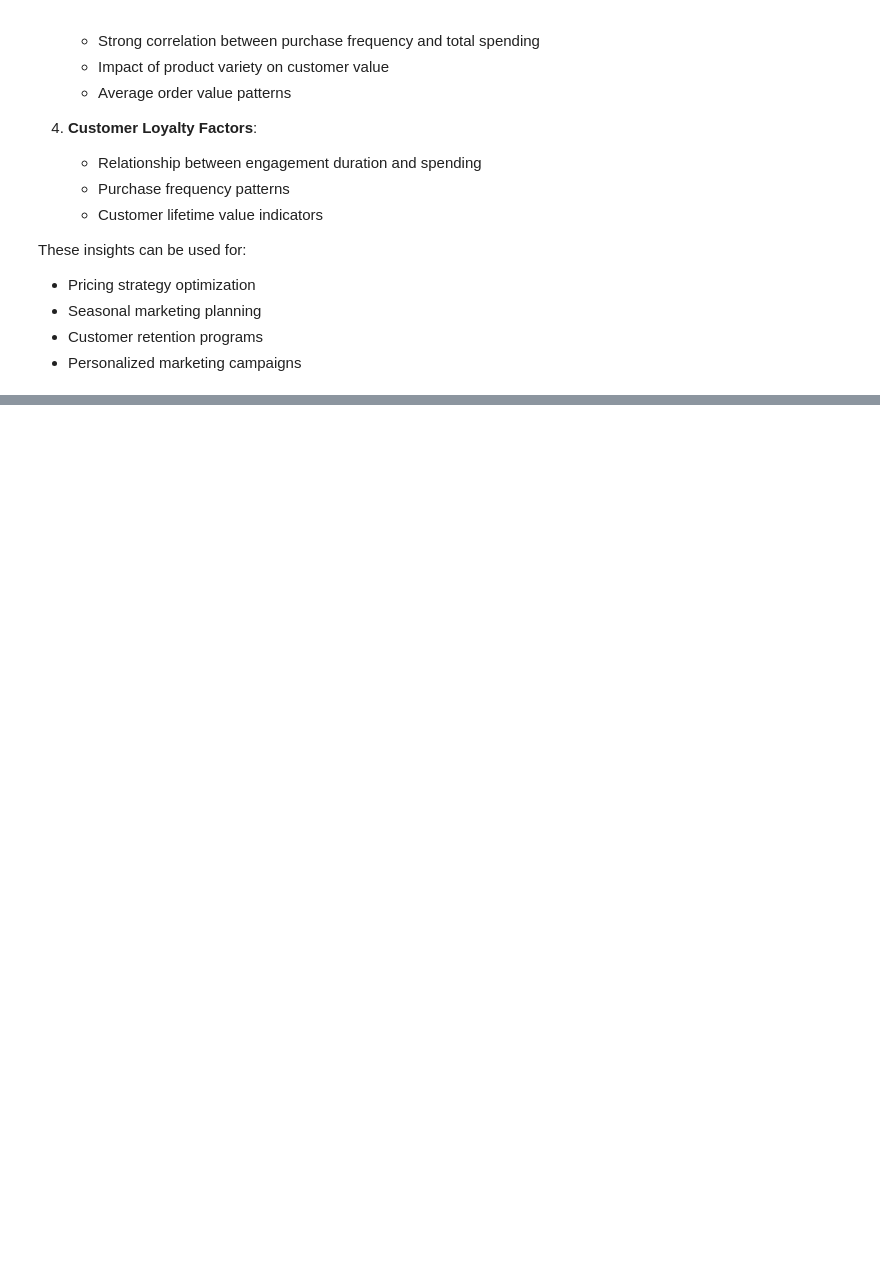
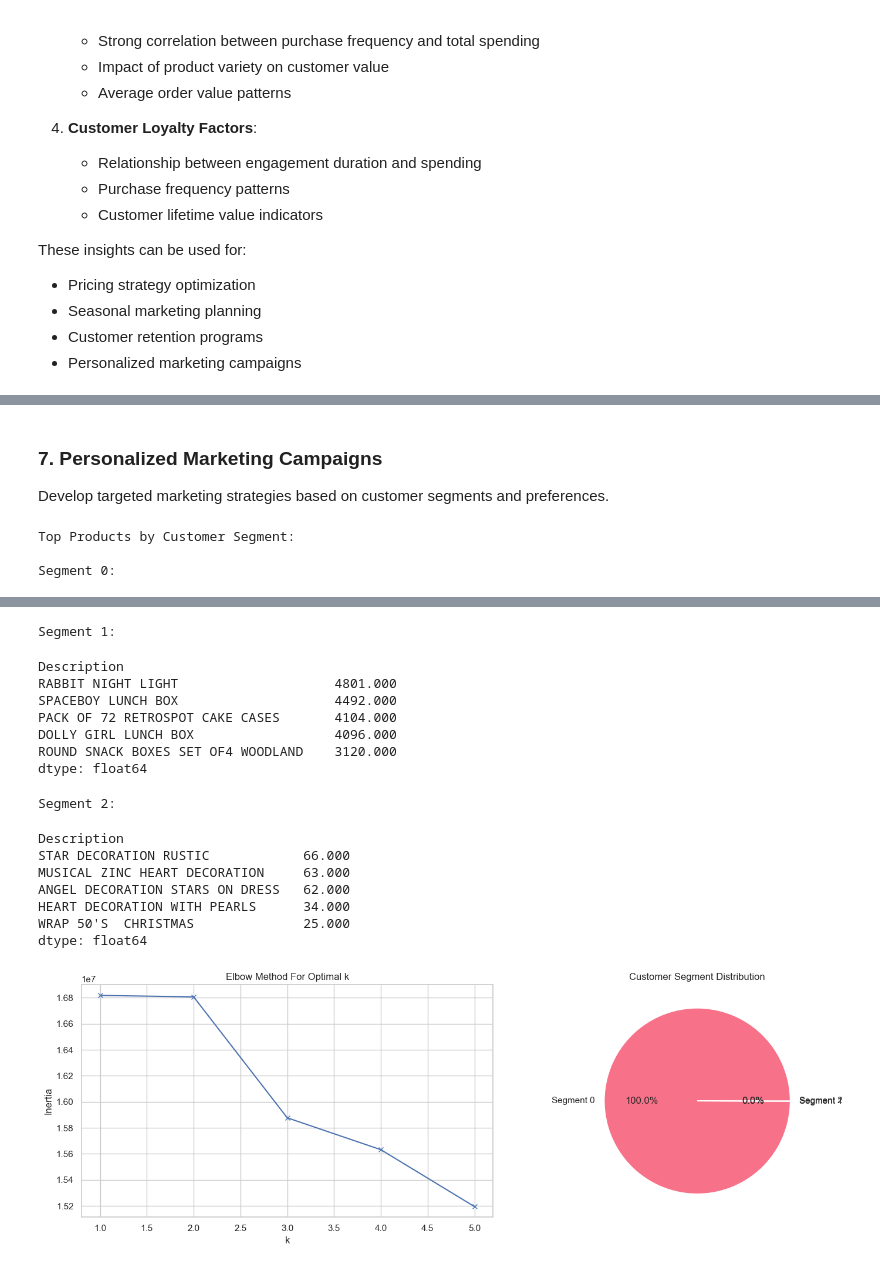
Before and after one commit to lalitnayyar/iimkmodule4assignment, a Jupyter notebook: LalitNayyarIIMKMod4_behavior_diagnostic_analysis_fin.ipynb, the cells around one changed output, grey strips where cells are left out. Cells and saved outputs as stored; diff of their text form; code cells hidden in the pictures; blank space fills up the shorter version.

```diff
--- a/LalitNayyarIIMKMod4_behavior_diagnostic_analysis_fin.ipynb
+++ b/LalitNayyarIIMKMod4_behavior_diagnostic_analysis_fin.ipynb
@@ -206,0 +549,63 @@ These insights can be used for:
+# %% [markdown]
+### 7. Personalized Marketing Campaigns
+Develop targeted marketing strategies based on customer segments and preferences.
+# %%
+# Analyze customer preferences for personalized marketing
+try:
+    # Create customer product preferences matrix
+    customer_preferences = df_clean.groupby(['CustomerID', 'Description'])['Quantity'].sum().unstack(fill_value=0)
+
+    # Perform customer segmentation using K-means
+    scaler = StandardScaler()
+    customer_preferences_scaled = scaler.fit_transform(customer_preferences)
+
+    # Find optimal number of clusters
+    inertias = []
+    K = range(1, 6)
+    for k in K:
+        kmeans = KMeans(n_clusters=k, random_state=42)
+        kmeans.fit(customer_preferences_scaled)
+        inertias.append(kmeans.inertia_)
+
+    # Apply K-means clustering
+    kmeans = KMeans(n_clusters=3, random_state=42)
+    customer_segments = kmeans.fit_predict(customer_preferences_scaled)
+
+    # Analyze segment characteristics
+    customer_preferences['Segment'] = customer_segments
+    segment_profiles = customer_preferences.groupby('Segment').agg(['mean', 'count'])
+
+    # Get top products for each segment
+    top_products_per_segment = {}
+    for segment in range(3):
+        segment_avg = customer_preferences[customer_preferences['Segment'] == segment].mean()
+        top_products = segment_avg.nlargest(5)
+        top_products_per_segment[f'Segment {segment}'] = top_products
+
+    print("Top Products by Customer Segment:")
+    for segment, products in top_products_per_segment.items():
+        print(f"\n{segment}:")
+        display(products)
+
+    # Visualize segment characteristics
+    plt.figure(figsize=(15, 5))
+
+    plt.subplot(1, 2, 1)
+    plt.plot(K, inertias, 'bx-')
+    plt.xlabel('k')
+    plt.ylabel('Inertia')
+    plt.title('Elbow Method For Optimal k')
+
+    plt.subplot(1, 2, 2)
+    segment_sizes = pd.Series(customer_segments).value_counts()
+    plt.pie(segment_sizes, labels=[f'Segment {i}' for i in range(len(segment_sizes))], autopct='%1.1f%%')
+    plt.title('Customer Segment Distribution')
+
+    plt.tight_layout()
+    plt.show()
+except Exception as e:
+    print(f"Error in marketing analysis: {e}")
+# %% [output]
+Top Products by Customer Segment:
+
+Segment 0:
@@ -206,0 +619,17 @@ These insights can be used for:
+Segment 1:
+Description
+RABBIT NIGHT LIGHT                    4801.000
+SPACEBOY LUNCH BOX                    4492.000
+PACK OF 72 RETROSPOT CAKE CASES       4104.000
+DOLLY GIRL LUNCH BOX                  4096.000
+ROUND SNACK BOXES SET OF4 WOODLAND    3120.000
+dtype: float64
+Segment 2:
+Description
+STAR DECORATION RUSTIC            66.000
+MUSICAL ZINC HEART DECORATION     63.000
+ANGEL DECORATION STARS ON DRESS   62.000
+HEART DECORATION WITH PEARLS      34.000
+WRAP 50'S  CHRISTMAS              25.000
+dtype: float64
+[figure, added]
```
Also changed, not shown: parts of 12 cells of this notebook, 46 other files.
